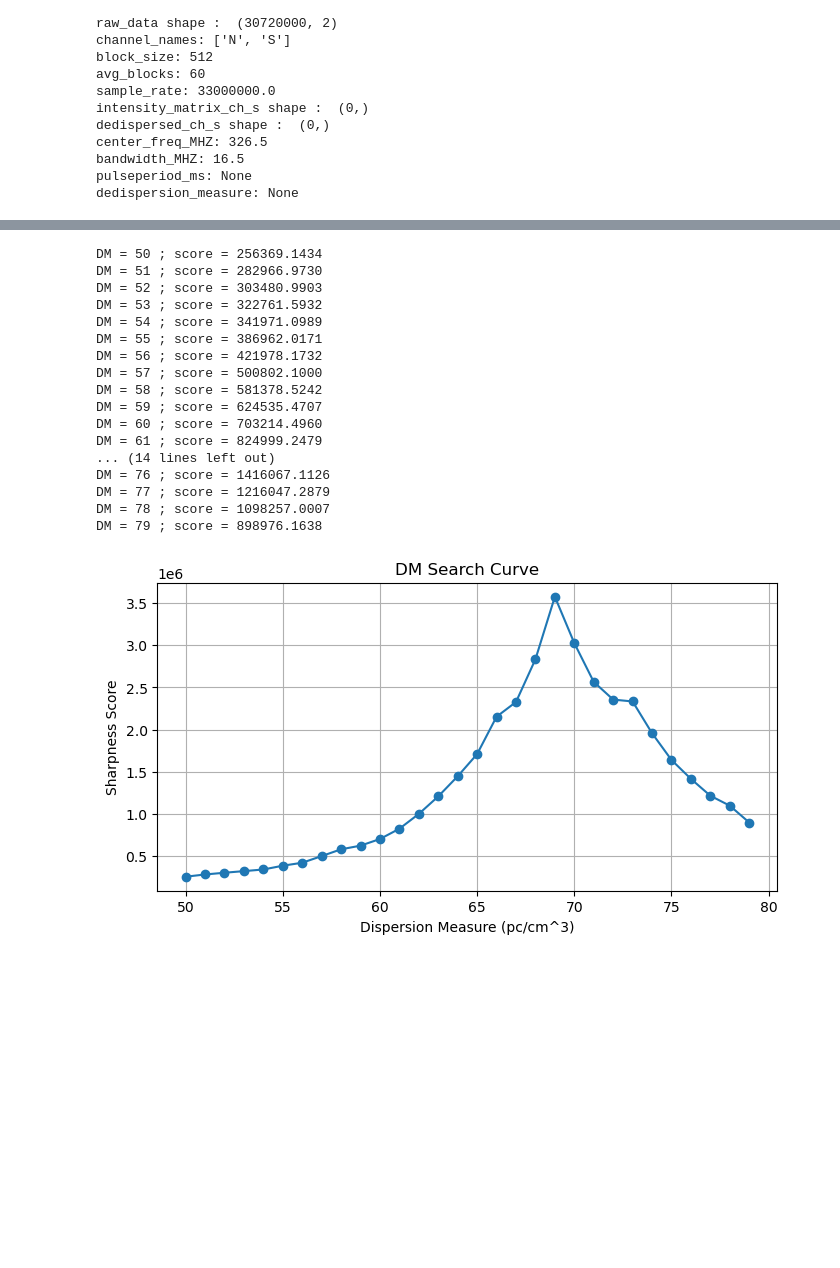
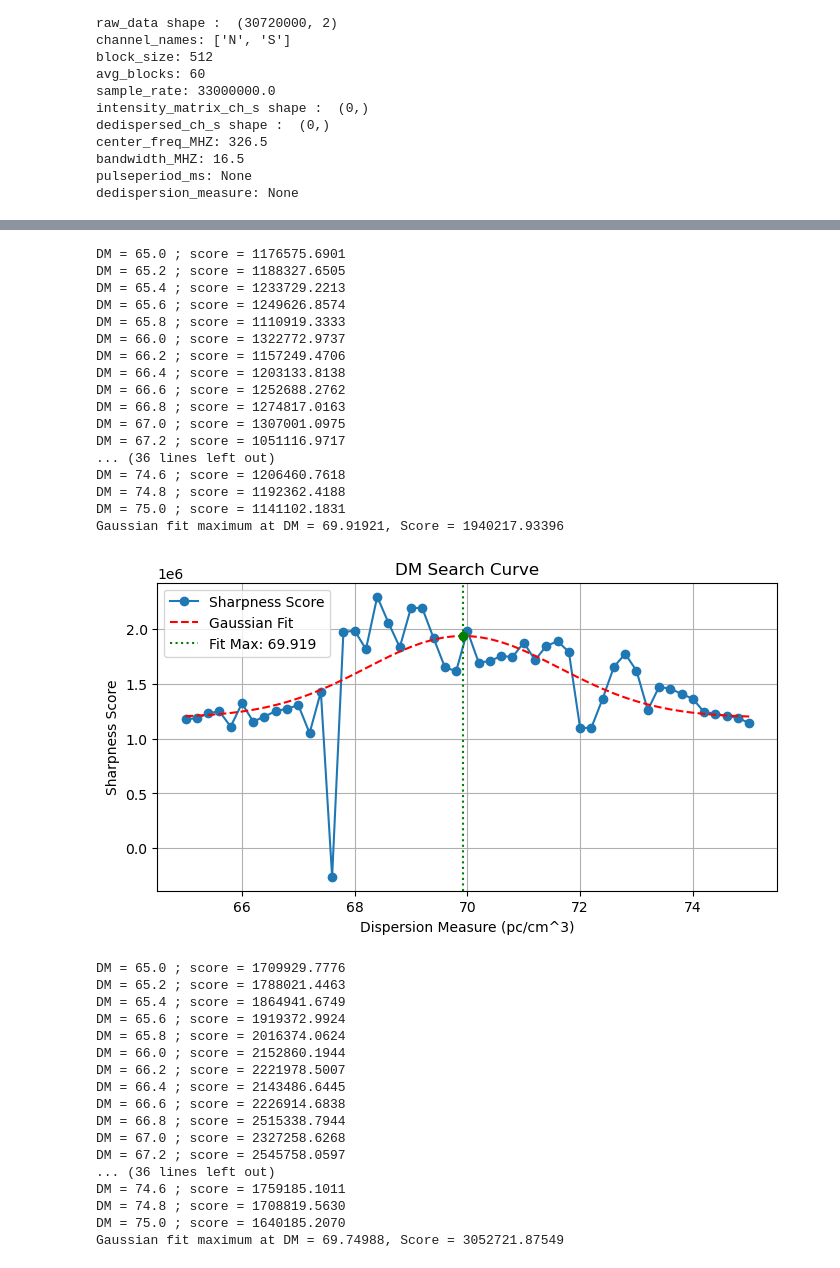
Before and after one commit to ashwin-r-k/PulsarAnalyticsKit, a Jupyter notebook: NoteBook_PULSAR_DATA_Analysis_FINAL.ipynb, the cells around one changed output, grey strips where cells are left out. Saved outputs shown, nothing was run; the diff lists cells and outputs as text; code cells hidden in the pictures; blank space fills up the shorter version.

```diff
--- a/NoteBook_PULSAR_DATA_Analysis_FINAL.ipynb
+++ b/NoteBook_PULSAR_DATA_Analysis_FINAL.ipynb
@@ -116,9 +115,7 @@ class PulsarDataFile:
 long_data = "./Data4Analysis/ch00_B0833-45_20150612_191438_010_4.txt"
 short_data = "/home/ashwin-ubuntu/GIT/Vela_Data_analysis/Analysis/vela_chunks/chunk_0001.txt"
 
-vela = PulsarDataFile(long_data,channel_names=["N","S"] ,data_type='ascii')
-
-vela.compute_intensity_matrix()
+vela = pulsar_analysis(long_data, channel_names=["N", "S"], data_type='ascii')
 # %% [output]
 Given Data is of ndim : 2 . shape : 2
 file_path: ./Data4Analysis/ch00_B0833-45_20150612_191438_010_4.txt
@@ -168,29 +208,48 @@ vela.pulseperiod_ms = 89.3673
 # %%
-channel = 1
+channel = 0
 num_peaks = 10
 to_plot = False
-dm_min = 50
-dm_max = 80
-tol = 1
+dm_min = 65.0
+dm_max = 75.0
+tol = 0.2
 
 vela.Auto_dedisperse(channel,num_peaks,to_plot,dm_min, dm_max,tol = tol)
-#vela.Auto_dedisperse_Grid(channel,num_peaks,to_plot,dm_min, dm_max,tol = tol)
+
+channel = 1
+vela.Auto_dedisperse(channel,num_peaks,to_plot,dm_min, dm_max,tol = tol)
 # %% [output]
-DM = 50 ; score = 256369.1434
-DM = 51 ; score = 282966.9730
-DM = 52 ; score = 303480.9903
-DM = 53 ; score = 322761.5932
-DM = 54 ; score = 341971.0989
-DM = 55 ; score = 386962.0171
-DM = 56 ; score = 421978.1732
-DM = 57 ; score = 500802.1000
-DM = 58 ; score = 581378.5242
-DM = 59 ; score = 624535.4707
-DM = 60 ; score = 703214.4960
-DM = 61 ; score = 824999.2479
-... (14 lines left out)
-DM = 76 ; score = 1416067.1126
-DM = 77 ; score = 1216047.2879
-DM = 78 ; score = 1098257.0007
-DM = 79 ; score = 898976.1638
+DM = 65.0 ; score = 1176575.6901
+DM = 65.2 ; score = 1188327.6505
+DM = 65.4 ; score = 1233729.2213
+DM = 65.6 ; score = 1249626.8574
+DM = 65.8 ; score = 1110919.3333
+DM = 66.0 ; score = 1322772.9737
+DM = 66.2 ; score = 1157249.4706
+DM = 66.4 ; score = 1203133.8138
+DM = 66.6 ; score = 1252688.2762
+DM = 66.8 ; score = 1274817.0163
+DM = 67.0 ; score = 1307001.0975
+DM = 67.2 ; score = 1051116.9717
+... (36 lines left out)
+DM = 74.6 ; score = 1206460.7618
+DM = 74.8 ; score = 1192362.4188
+DM = 75.0 ; score = 1141102.1831
+Gaussian fit maximum at DM = 69.91921, Score = 1940217.93396
-[figure, old version]
+[figure, new version]
+DM = 65.0 ; score = 1709929.7776
+DM = 65.2 ; score = 1788021.4463
+DM = 65.4 ; score = 1864941.6749
+DM = 65.6 ; score = 1919372.9924
+DM = 65.8 ; score = 2016374.0624
+DM = 66.0 ; score = 2152860.1944
+DM = 66.2 ; score = 2221978.5007
+DM = 66.4 ; score = 2143486.6445
+DM = 66.6 ; score = 2226914.6838
+DM = 66.8 ; score = 2515338.7944
+DM = 67.0 ; score = 2327258.6268
+DM = 67.2 ; score = 2545758.0597
+... (36 lines left out)
+DM = 74.6 ; score = 1759185.1011
+DM = 74.8 ; score = 1708819.5630
+DM = 75.0 ; score = 1640185.2070
+Gaussian fit maximum at DM = 69.74988, Score = 3052721.87549
```
Also changed, not shown: parts of 16 cells of this notebook, 3 other files.
